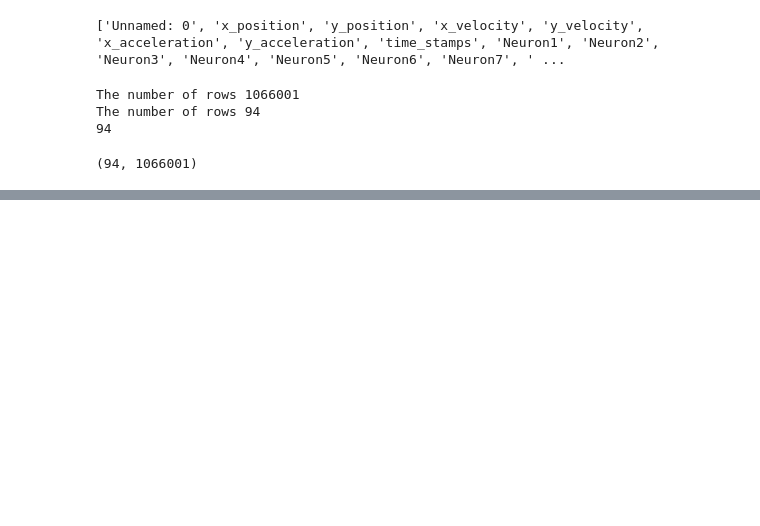
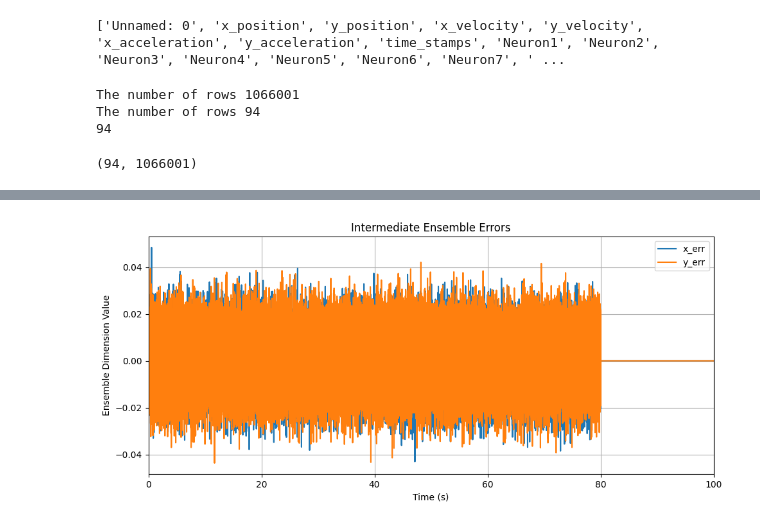
Before and after one commit to WAT-ai/BCI-Signal-Decoding, a Jupyter notebook: src/LMU - Basis/LMU.ipynb, the cells around one changed output, grey strips where cells are left out. Cells and saved outputs as stored; diff of their text form; code cells hidden in the pictures; blank space fills up the shorter version.

```diff
--- a/src/LMU - Basis/LMU.ipynb
+++ b/src/LMU - Basis/LMU.ipynb
@@ -151,0 +192,13 @@ with nengo.Simulator(model, seed=0) as sim:
+# %%
+# For the errors
+fig, pl = plt.subplots(1, 1)
+fig.subplots_adjust(right=1.5)
+pl.plot(sim.trange(), sim.data[p_err])
+pl.set_title("Intermediate Ensemble Errors")
+pl.set_xlim((0,np.max(sim.trange())))
+pl.set_xlabel("Time (s)")
+pl.set_ylabel("Ensemble Dimension Value")
+pl.legend(["x_err", "y_err"])
+pl.grid()
+# %% [output]
+[figure, added]
```
Also changed, not shown: parts of 8 cells of this notebook.
